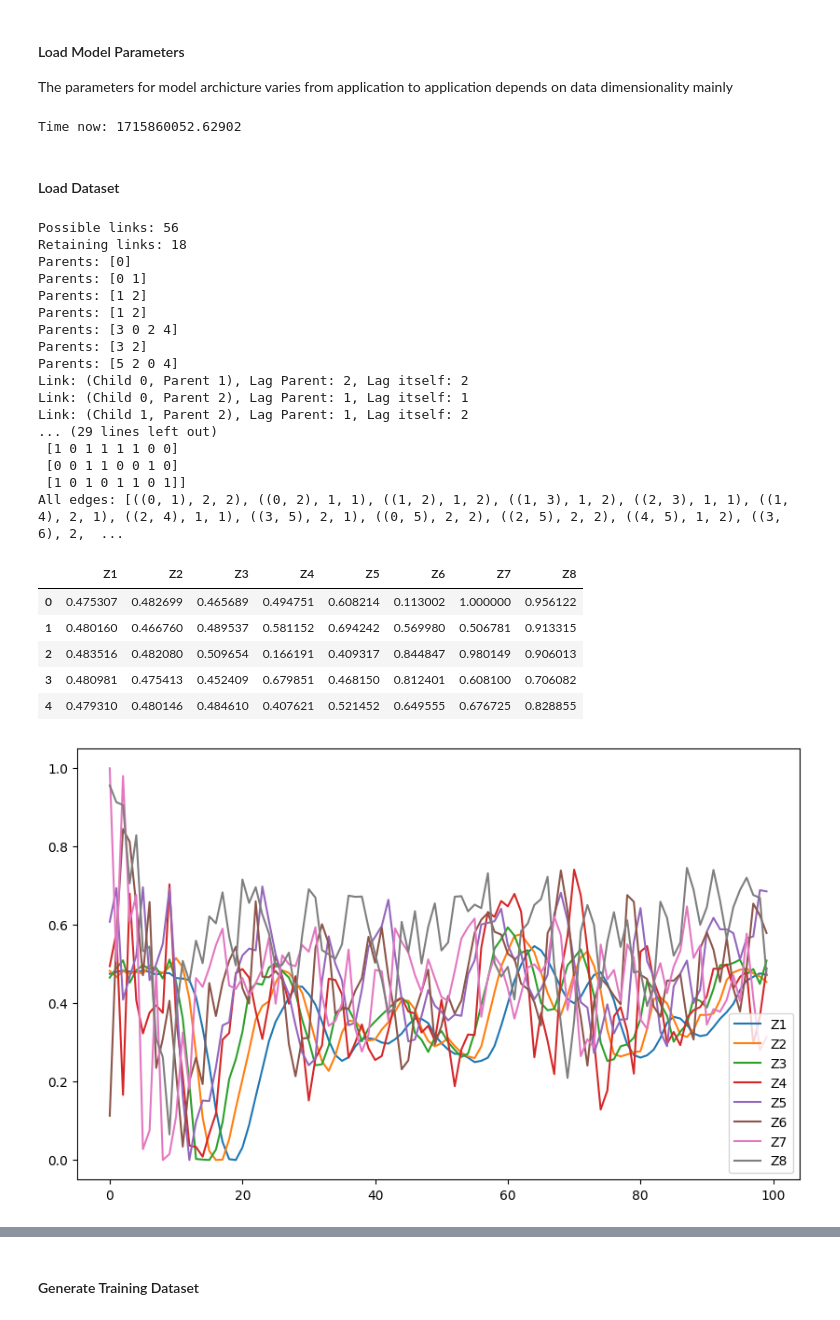
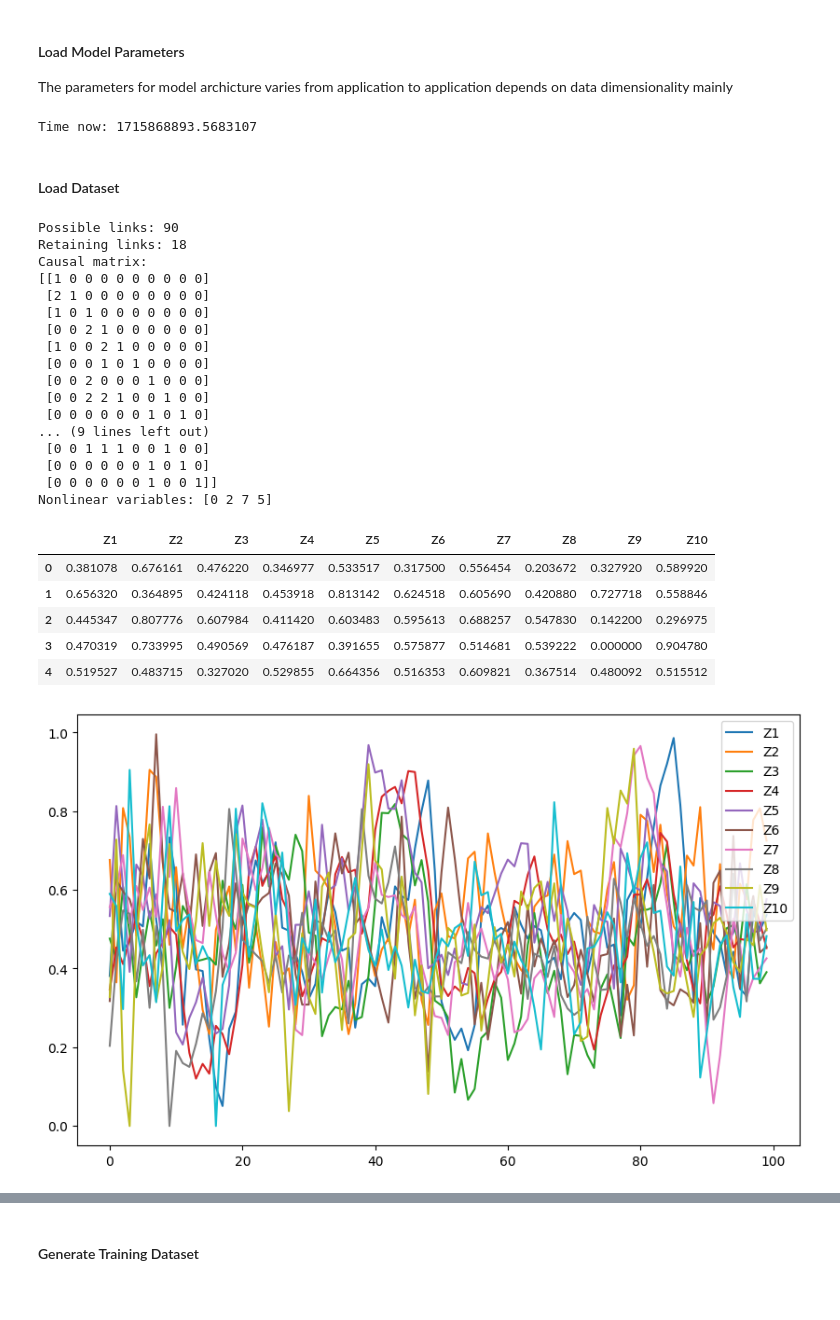
Before and after one commit to wasimahmadpk/gCause, a Jupyter notebook: src/gcdmi_examples.ipynb, the cells around one changed output, grey strips where cells are left out. Saved outputs shown, nothing was run; the diff lists cells and outputs as text; code cells hidden in the pictures.

```diff
--- a/src/gcdmi_examples.ipynb
+++ b/src/gcdmi_examples.ipynb
@@ -56,9 +56,9 @@ num_cells = pars.get('num_cell')
 dropout_rate = pars.get('dropout_rate')
 batch_size = pars.get('batch_size')
 plot_path = pars.get('plot_path')
-model_name = pars.get('model_name') + '18'
+model_name = pars.get('model_name') + '21'
 # %% [output]
-Time now: 1715860052.62902
+Time now: 1715868893.5683107
 # %% [markdown]
 #### Load Dataset
 # %%
@@ -71,36 +71,36 @@ Time now: 1715860052.62902
 # %%
  # Load synthetic data
 model = StructuralCausalModel()
-num_nodes = 8
-nonlinearity = 0.25
-interaction_density = 0.25
+num_nodes = 10
+nonlinearity = 0.4
+interaction_density = 0.20
 df, links, causal_graph = model.generate_multi_var_ts(num_nodes, nonlinearity, interaction_density, num_samples=2000)
 df.head()
 # %% [output]
-Possible links: 56
+Possible links: 90
 Retaining links: 18
-Parents: [0]
-Parents: [0 1]
-Parents: [1 2]
-Parents: [1 2]
-Parents: [3 0 2 4]
-Parents: [3 2]
-Parents: [5 2 0 4]
-Link: (Child 0, Parent 1), Lag Parent: 2, Lag itself: 2
-Link: (Child 0, Parent 2), Lag Parent: 1, Lag itself: 1
-Link: (Child 1, Parent 2), Lag Parent: 1, Lag itself: 2
-... (29 lines left out)
- [1 0 1 1 1 1 0 0]
- [0 0 1 1 0 0 1 0]
- [1 0 1 0 1 1 0 1]]
-All edges: [((0, 1), 2, 2), ((0, 2), 1, 1), ((1, 2), 1, 2), ((1, 3), 1, 2), ((2, 3), 1, 1), ((1, 4), 2, 1), ((2, 4), 1, 1), ((3, 5), 2, 1), ((0, 5), 2, 2), ((2, 5), 2, 2), ((4, 5), 1, 2), ((3, 6), 2,  ...
+Causal matrix:
+[[1 0 0 0 0 0 0 0 0 0]
+ [2 1 0 0 0 0 0 0 0 0]
+ [1 0 1 0 0 0 0 0 0 0]
+ [0 0 2 1 0 0 0 0 0 0]
+ [1 0 0 2 1 0 0 0 0 0]
+ [0 0 0 1 0 1 0 0 0 0]
+ [0 0 2 0 0 0 1 0 0 0]
+ [0 0 2 2 1 0 0 1 0 0]
+ [0 0 0 0 0 0 1 0 1 0]
+... (9 lines left out)
+ [0 0 1 1 1 0 0 1 0 0]
+ [0 0 0 0 0 0 1 0 1 0]
+ [0 0 0 0 0 0 1 0 0 1]]
+Nonlinear variables: [0 2 7 5]
-|  | Z1 | Z2 | Z3 | Z4 | Z5 | Z6 | Z7 | Z8 |
-| 0 | 0.475307 | 0.482699 | 0.465689 | 0.494751 | 0.608214 | 0.113002 | 1.000000 | 0.956122 |
-| 1 | 0.480160 | 0.466760 | 0.489537 | 0.581152 | 0.694242 | 0.569980 | 0.506781 | 0.913315 |
-| 2 | 0.483516 | 0.482080 | 0.509654 | 0.166191 | 0.409317 | 0.844847 | 0.980149 | 0.906013 |
-| 3 | 0.480981 | 0.475413 | 0.452409 | 0.679851 | 0.468150 | 0.812401 | 0.608100 | 0.706082 |
-| 4 | 0.479310 | 0.480146 | 0.484610 | 0.407621 | 0.521452 | 0.649555 | 0.676725 | 0.828855 |
+|  | Z1 | Z2 | Z3 | Z4 | Z5 | Z6 | Z7 | Z8 | Z9 | Z10 |
+| 0 | 0.381078 | 0.676161 | 0.476220 | 0.346977 | 0.533517 | 0.317500 | 0.556454 | 0.203672 | 0.327920 | 0.589920 |
+| 1 | 0.656320 | 0.364895 | 0.424118 | 0.453918 | 0.813142 | 0.624518 | 0.605690 | 0.420880 | 0.727718 | 0.558846 |
+| 2 | 0.445347 | 0.807776 | 0.607984 | 0.411420 | 0.603483 | 0.595613 | 0.688257 | 0.547830 | 0.142200 | 0.296975 |
+| 3 | 0.470319 | 0.733995 | 0.490569 | 0.476187 | 0.391655 | 0.575877 | 0.514681 | 0.539222 | 0.000000 | 0.904780 |
+| 4 | 0.519527 | 0.483715 | 0.327020 | 0.529855 | 0.664356 | 0.516353 | 0.609821 | 0.367514 | 0.480092 | 0.515512 |
-[figure, old version]
+[figure, new version]
 # %%
 model.draw_causal_graph()
 # %% [output]
```
Also changed, not shown: parts of 5 cells of this notebook, 3 other files.
